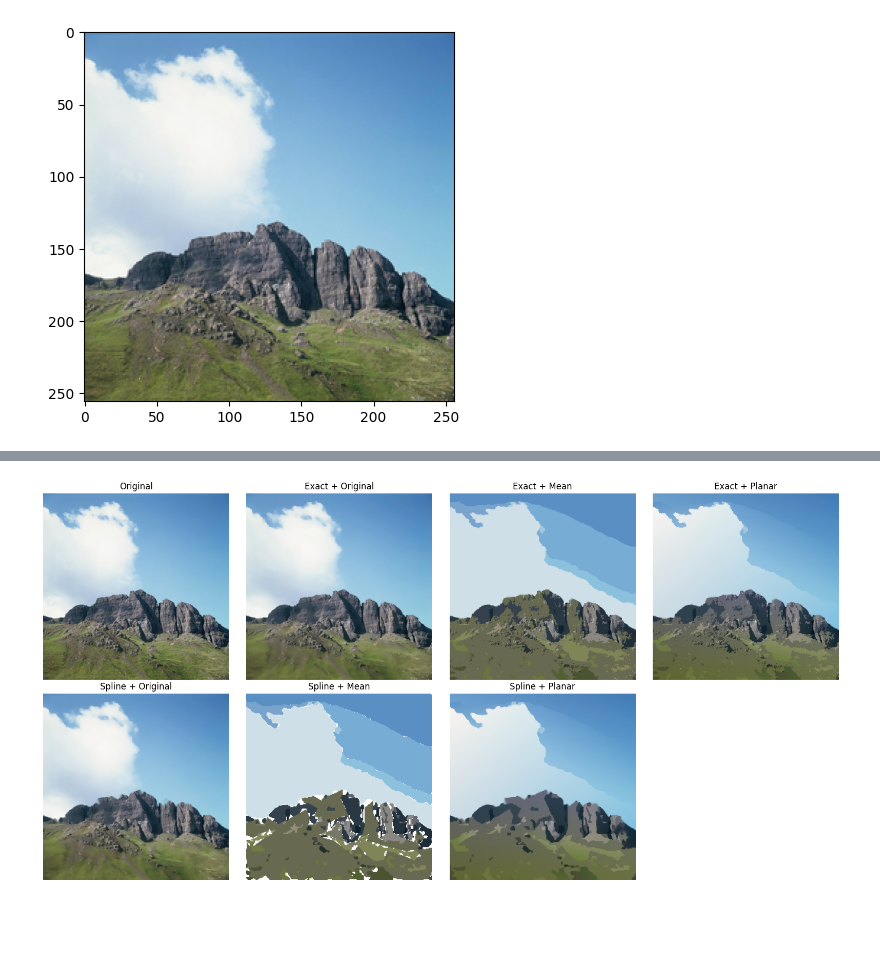
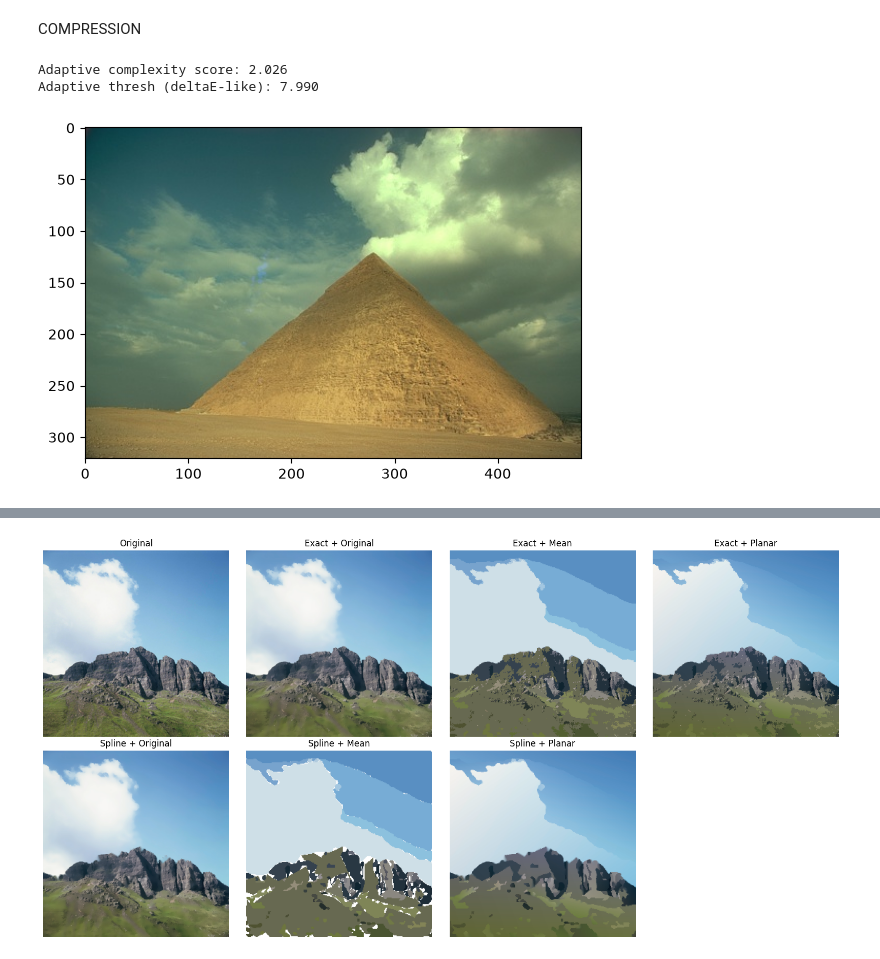
Before and after one commit to d22fish/cvImgCompression, a Jupyter notebook: v7.2FuncCompress.ipynb, the cells around one changed output, grey strips where cells are left out. Saved outputs shown, nothing was run; the diff lists cells and outputs as text; code cells hidden in the pictures; blank space fills up the shorter version.

```diff
--- a/v7.2FuncCompress.ipynb
+++ b/v7.2FuncCompress.ipynb
@@ -19,4 +26,4 @@ def load_images_from_folder(folder):
             images.append(img)
     return images
 pics = np.zeros(shape=(7, 256, 256, 3))
-pics = load_images_from_folder('pics')
+pics = load_images_from_folder('BSDS500/train')
@@ -39,0 +30,2 @@ img2[3][6] = [60,255,255]
+# %% [markdown]
+COMPRESSION
@@ -40,37 +66,47 @@ img2[3][6] = [60,255,255]
 # %%
-chosenImage = pics[13]
+chosenImage = pics[3]
 
-#HYPERPARAMETER
-thresh = 0.15               # color similarity threshold
+# Adaptive thresholding based on local LAB complexity
+# calculate complexity score and local complexity map, indicates what areas are more complex
+complexity_score, local_complexity_map = local_lab_complexity_score(chosenImage, window_size=7, statistic="median")
+
+# color similarity threshold, usually 6-10 for deltaE
+thresh = adaptive_deltaE_threshold(complexity_score, low_complexity=2.0, high_complexity=12.0, high_thresh=8.0, low_thresh=4.0)
+
+print(f"Adaptive complexity score: {complexity_score:.3f}")
+print(f"Adaptive thresh (deltaE-like): {thresh:.3f}")
 
 # Color diversity score from CIELAB quantized bins
 lab = cv2.cvtColor(chosenImage, cv2.COLOR_BGR2LAB)
 
 # Quantize channels
 l_bin = (lab[:, :, 0] // 16).astype(np.int32)
 a_bin = (lab[:, :, 1] // 16).astype(np.int32)
 b_bin = (lab[:, :, 2] // 16).astype(np.int32)
 
 key = l_bin * 16 * 16 + a_bin * 16 + b_bin
 unique_colors = np.unique(key).size
 
 if unique_colors < 75:
     pyrLevels = 1
 elif unique_colors < 200:
     pyrLevels = 2
 else:
     pyrLevels = 3
 
 # Convert BGR to RGB for PIL (PIL expects RGB format)
 chosenImageRGB = cv2.cvtColor(chosenImage, cv2.COLOR_BGR2RGB)
 im = Image.fromarray(chosenImageRGB)
 im.save('test.png')
 im.save('test.jpg')
 im.save('test.tiff')
+im.save('test.webp', 'WEBP', quality=80)
 plt.imshow(cv2.cvtColor(chosenImage, cv2.COLOR_RGB2BGR))
 plt.show()
 # %% [output]
+Adaptive complexity score: 2.026
+Adaptive thresh (deltaE-like): 7.990
-[figure, old version]
+[figure, new version]
 # %%
 # Apply bilateral filter
 chosenImageFiltered = cv2.bilateralFilter(chosenImage, d=7, sigmaColor=35, sigmaSpace=35)
```
Also changed, not shown: parts of 8 cells of this notebook, 8 other files.
